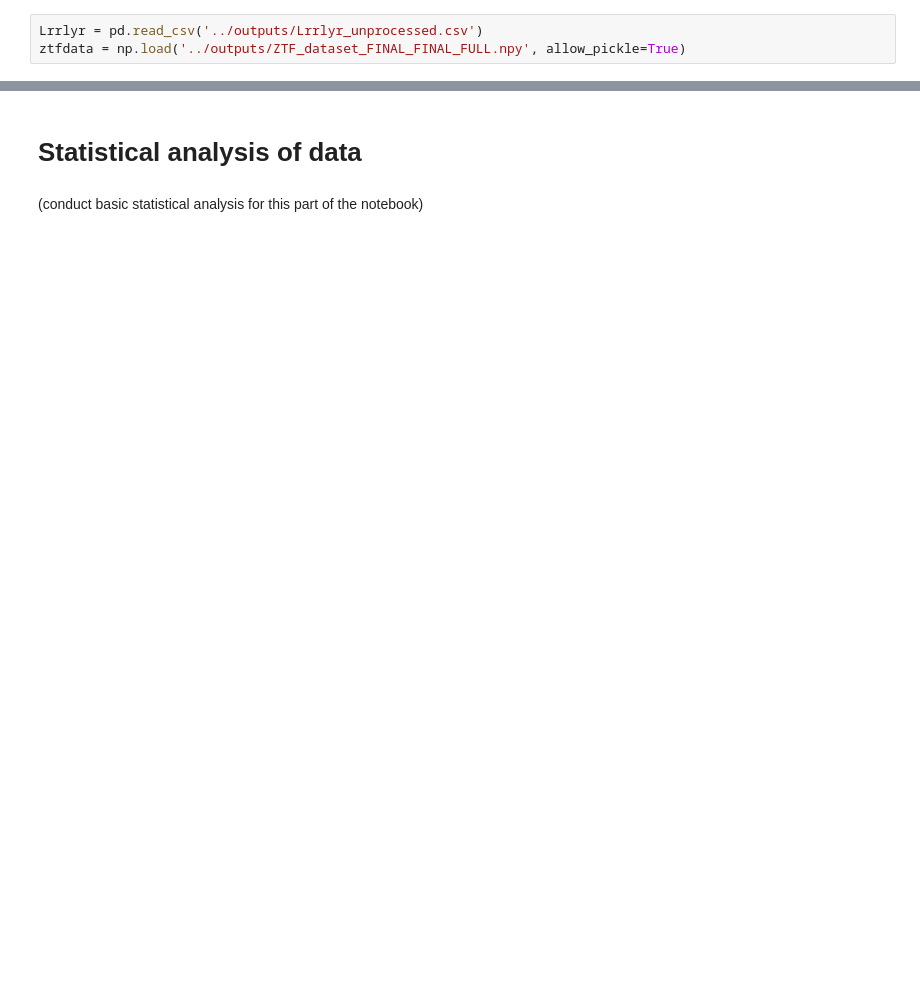
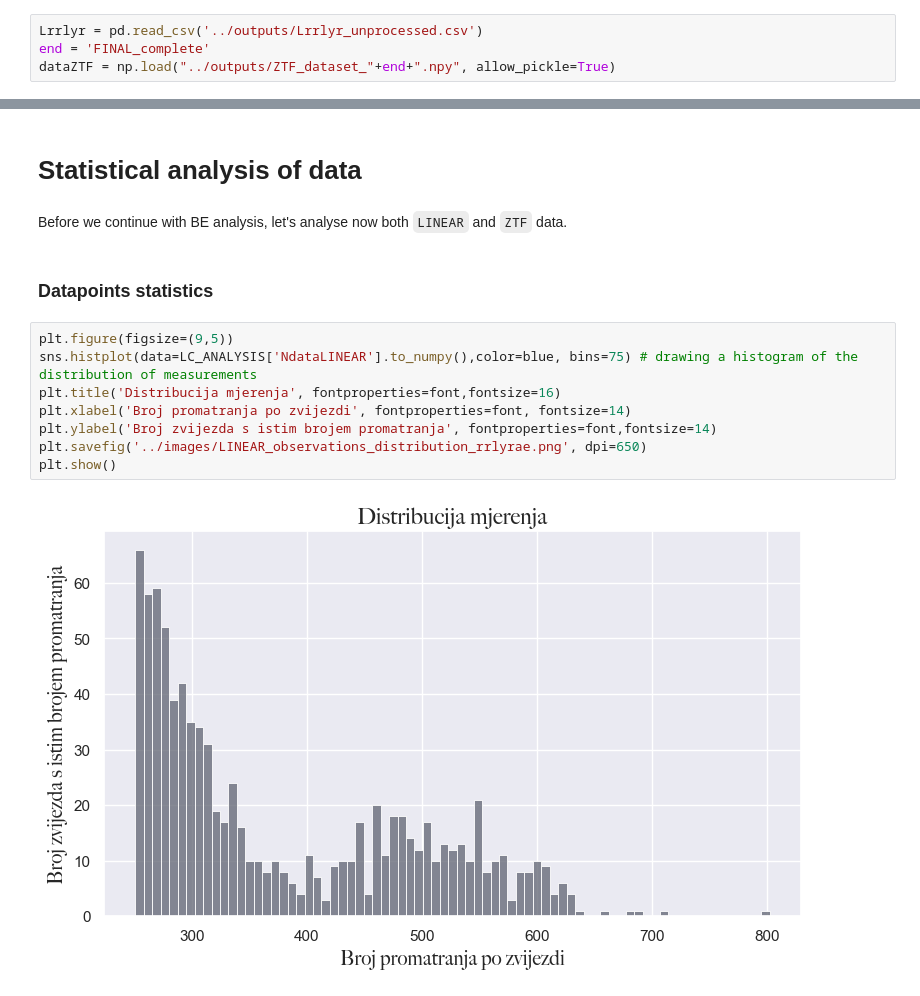
Before and after one commit to emadonev/var_stars, a Jupyter notebook: nbs/04_Analyzing_RR_Lyrae.ipynb, the cells around one changed output, grey strips where cells are left out. Cells and saved outputs as stored; diff of their text form; blank space fills up the shorter version.

```diff
--- a/nbs/04_Analyzing_RR_Lyrae.ipynb
+++ b/nbs/04_Analyzing_RR_Lyrae.ipynb
@@ -118,7 +118,8 @@ We determine the existence of local peaks by folding the periodogram by the maxi
 ### Importing data
 # %%
 Lrrlyr = pd.read_csv('../outputs/Lrrlyr_unprocessed.csv')
-ztfdata = np.load('../outputs/ZTF_dataset_FINAL_FINAL_FULL.npy', allow_pickle=True)
+end = 'FINAL_complete'
+dataZTF = np.load("../outputs/ZTF_dataset_"+end+".npy", allow_pickle=True)
 # %%
 #| code-fold: false
 # CONFIG BEFORE BIG RUN
@@ -170,4 +248,16 @@ Loading data!
 # %% [markdown]
 # Statistical analysis of data
-# %% [markdown]
-(conduct basic statistical analysis for this part of the notebook)
+# %% [markdown]
+Before we continue with BE analysis, let's analyse now both `LINEAR` and `ZTF` data.
+# %% [markdown]
+### Datapoints statistics
+# %%
+plt.figure(figsize=(9,5))
+sns.histplot(data=LC_ANALYSIS['NdataLINEAR'].to_numpy(),color=blue, bins=75) # drawing a histogram of the distribution of measurements
+plt.title('Distribucija mjerenja', fontproperties=font,fontsize=16)
+plt.xlabel('Broj promatranja po zvijezdi', fontproperties=font, fontsize=14)
+plt.ylabel('Broj zvijezda s istim brojem promatranja', fontproperties=font,fontsize=14)
+plt.savefig('../images/LINEAR_observations_distribution_rrlyrae.png', dpi=650)
+plt.show()
+# %% [output]
+[figure, added]
```
Also changed, not shown: parts of 21 cells of this notebook, 34 other files.
